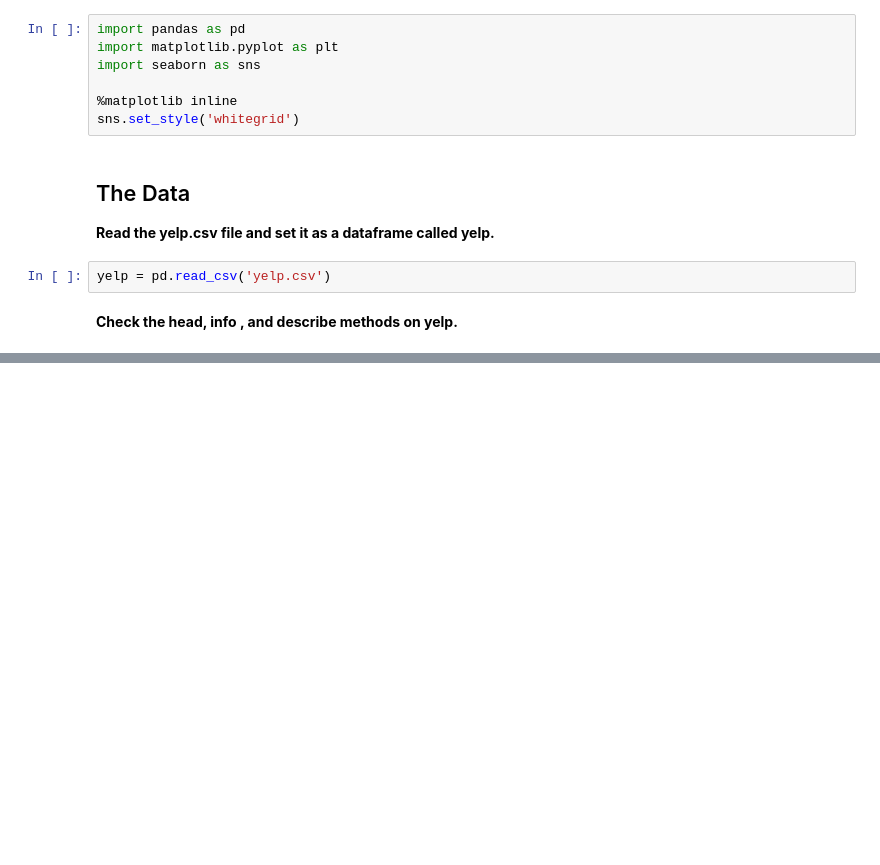
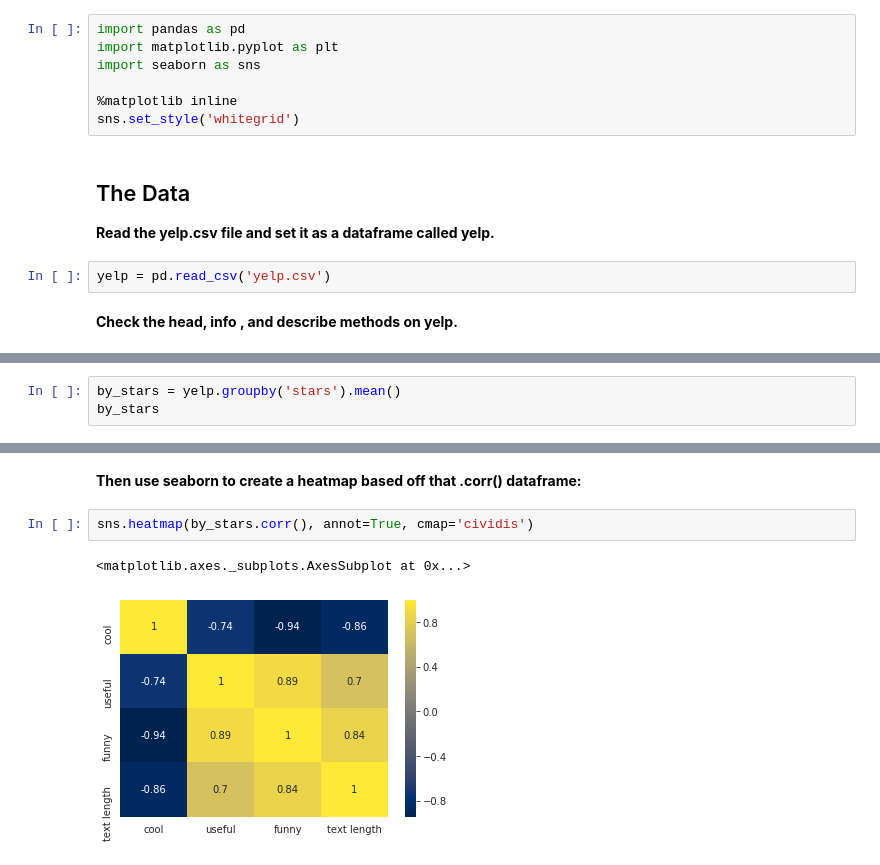
Before and after one commit to GkouskosV/Python-for-Data-Science-and-Machine-Learning-Bootcamp, a Jupyter notebook: Machine_Learning_Sections/NLP_Natural_Language_Processing/NLP Project.ipynb, the cells around one changed output, grey strips where cells are left out. Saved outputs shown, nothing was run; the diff lists cells and outputs as text; blank space fills up the shorter version.

```diff
--- a/Machine_Learning_Sections/NLP_Natural_Language_Processing/NLP Project.ipynb
+++ b/Machine_Learning_Sections/NLP_Natural_Language_Processing/NLP Project.ipynb
@@ -35,0 +109,3 @@ yel
+# %%
+by_stars = yelp.groupby('stars').mean()
+by_stars
@@ -35,0 +130,7 @@ yel
+# %% [markdown]
+**Then use seaborn to create a heatmap based off that .corr() dataframe:**
+# %%
+sns.heatmap(by_stars.corr(), annot=True, cmap='cividis')
+# %% [output]
+<matplotlib.axes._subplots.AxesSubplot at 0x...>
+[figure, added]
```
Also changed, not shown: parts of 20 cells of this notebook.
